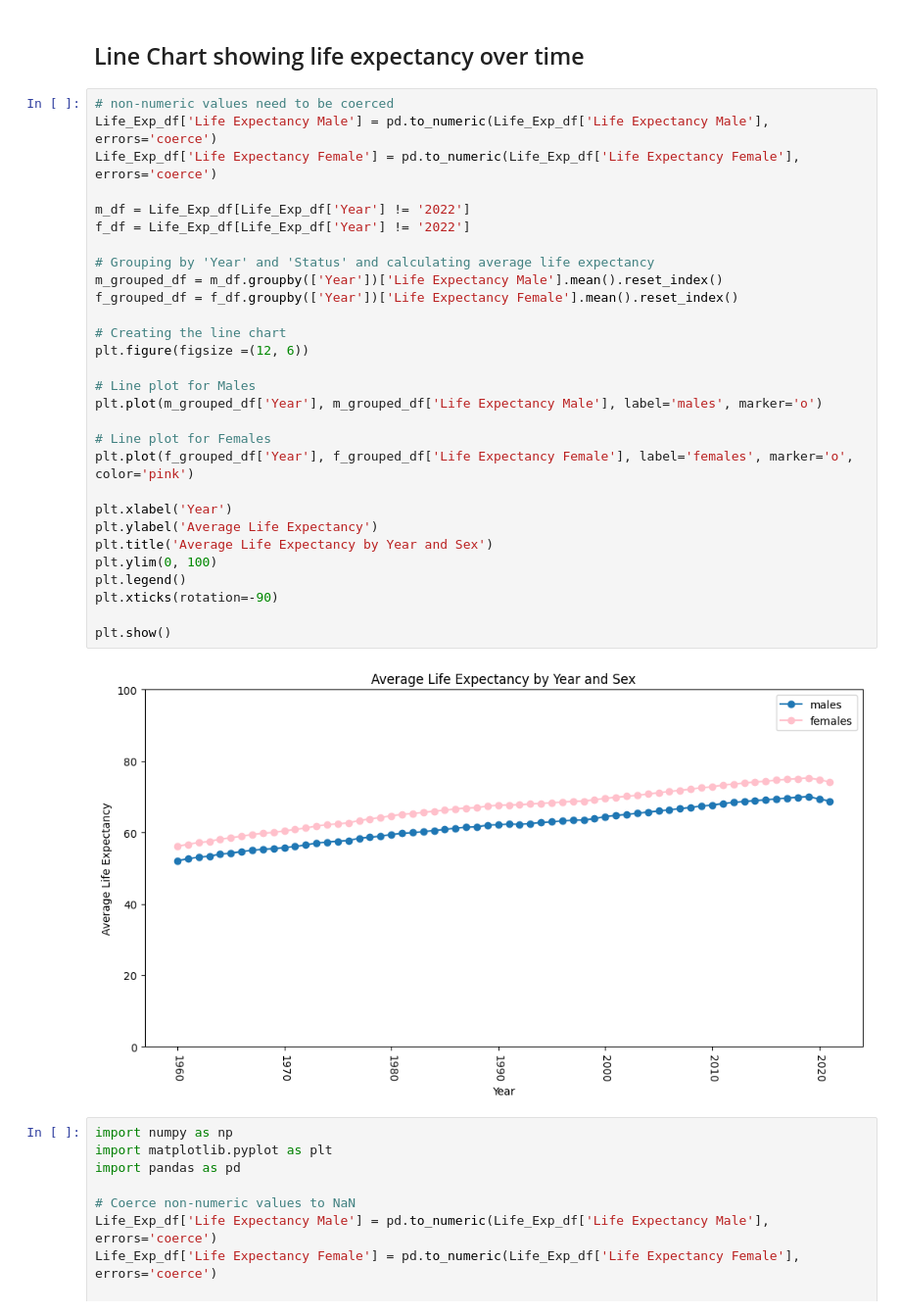
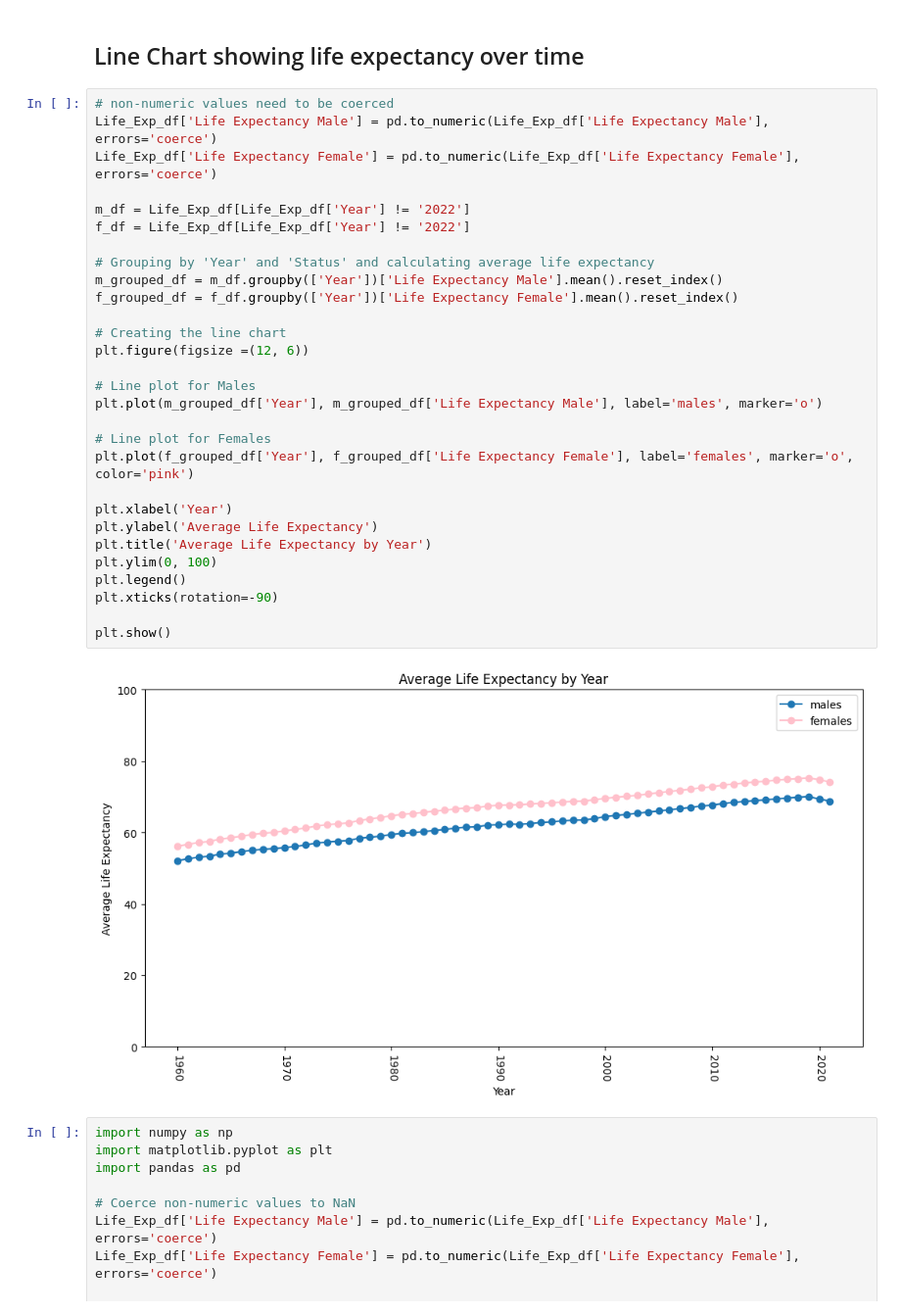
Before and after one commit to JNorthData/Life_Expectancy, a Jupyter notebook: Life Expectancy.ipynb, the cells around one changed output. Shown at 98% size. Cells and saved outputs as stored; diff of their text form.

```diff
--- a/life-expectancy.ipynb
+++ b/Life Expectancy.ipynb
@@ -288,34 +288,34 @@ All_Data_df.head()
 # %%
 # non-numeric values need to be coerced
 Life_Exp_df['Life Expectancy Male'] = pd.to_numeric(Life_Exp_df['Life Expectancy Male'], errors='coerce')
 Life_Exp_df['Life Expectancy Female'] = pd.to_numeric(Life_Exp_df['Life Expectancy Female'], errors='coerce')
 
 m_df = Life_Exp_df[Life_Exp_df['Year'] != '2022']
 f_df = Life_Exp_df[Life_Exp_df['Year'] != '2022']
 
 # Grouping by 'Year' and 'Status' and calculating average life expectancy
 m_grouped_df = m_df.groupby(['Year'])['Life Expectancy Male'].mean().reset_index()
 f_grouped_df = f_df.groupby(['Year'])['Life Expectancy Female'].mean().reset_index()
 
 # Creating the line chart
 plt.figure(figsize =(12, 6))
 
 # Line plot for Males
 plt.plot(m_grouped_df['Year'], m_grouped_df['Life Expectancy Male'], label='males', marker='o')
 
 # Line plot for Females
 plt.plot(f_grouped_df['Year'], f_grouped_df['Life Expectancy Female'], label='females', marker='o', color='pink')
 
 plt.xlabel('Year')
 plt.ylabel('Average Life Expectancy')
-plt.title('Average Life Expectancy by Year and Sex')
+plt.title('Average Life Expectancy by Year')
 plt.ylim(0, 100)
 plt.legend()
 plt.xticks(rotation=-90)
 
 plt.show()
 # %% [output]
-[figure, old version]
+[figure, new version]
 # %%
 import numpy as np
 import matplotlib.pyplot as plt
```
Also changed, not shown: parts of 2 cells of this notebook, 16 other files.
